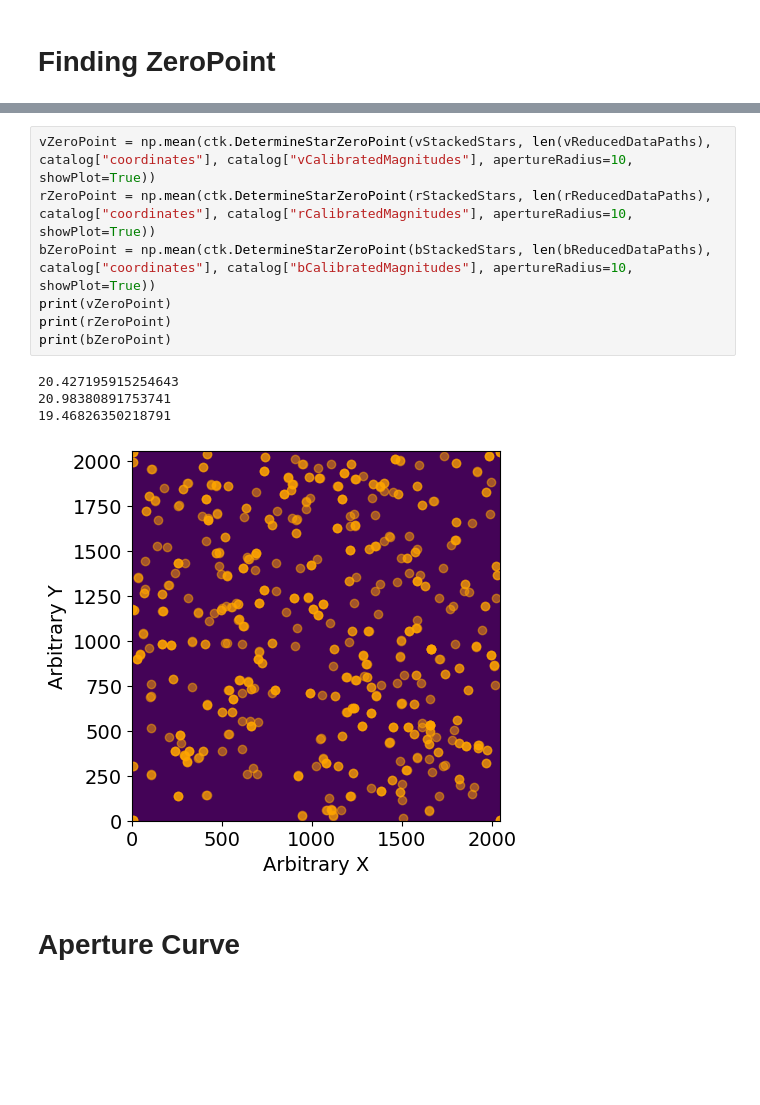
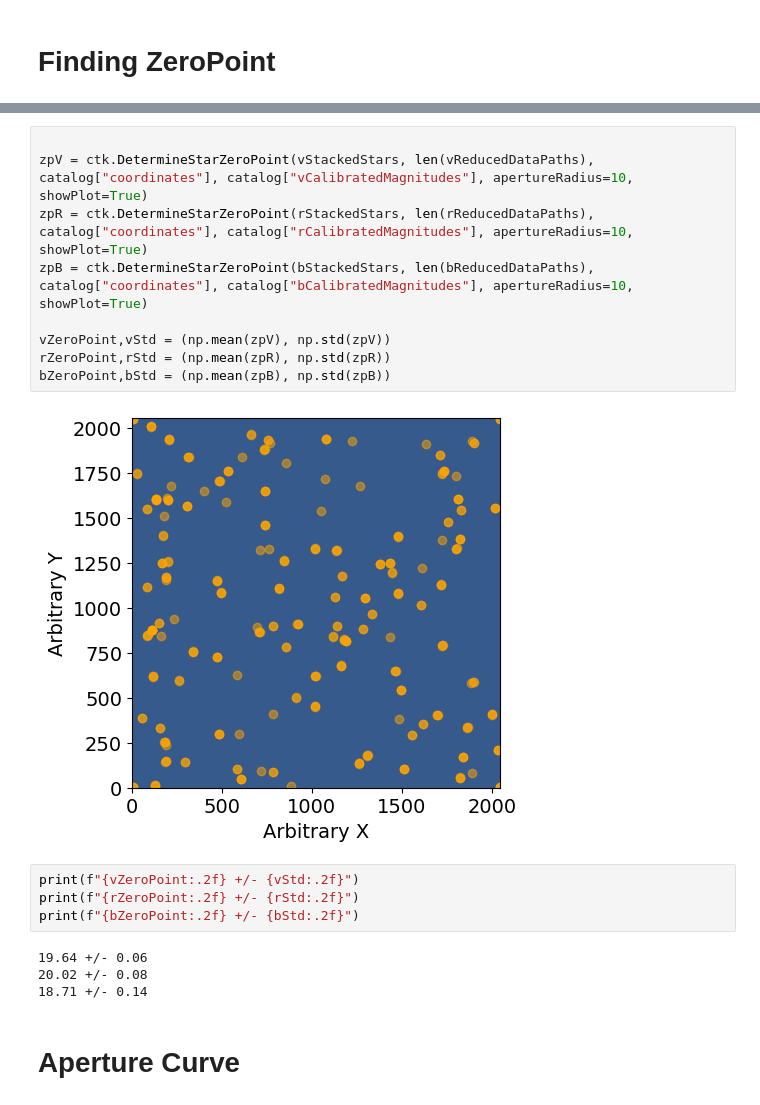
Before and after one commit to daraghhollman/Comet62P-Tsuchinshan, a Jupyter notebook: Scripts/aperturePhotometry.ipynb, the cells around one changed output, grey strips where cells are left out. Cells and saved outputs as stored; diff of their text form; blank space fills up the shorter version.

```diff
--- a/Scripts/aperturePhotometry.ipynb
+++ b/Scripts/aperturePhotometry.ipynb
@@ -119,15 +124,22 @@ plt.scatter(catalog["coordinates"][:,0], catalog["coordinates"][:,1], alpha=0.2,
 # %%
-vZeroPoint = np.mean(ctk.DetermineStarZeroPoint(vStackedStars, len(vReducedDataPaths), catalog["coordinates"], catalog["vCalibratedMagnitudes"], apertureRadius=10, showPlot=True))
-rZeroPoint = np.mean(ctk.DetermineStarZeroPoint(rStackedStars, len(rReducedDataPaths), catalog["coordinates"], catalog["rCalibratedMagnitudes"], apertureRadius=10, showPlot=True))
-bZeroPoint = np.mean(ctk.DetermineStarZeroPoint(bStackedStars, len(bReducedDataPaths), catalog["coordinates"], catalog["bCalibratedMagnitudes"], apertureRadius=10, showPlot=True))
-print(vZeroPoint)
-print(rZeroPoint)
-print(bZeroPoint)
+
+zpV = ctk.DetermineStarZeroPoint(vStackedStars, len(vReducedDataPaths), catalog["coordinates"], catalog["vCalibratedMagnitudes"], apertureRadius=10, showPlot=True)
+zpR = ctk.DetermineStarZeroPoint(rStackedStars, len(rReducedDataPaths), catalog["coordinates"], catalog["rCalibratedMagnitudes"], apertureRadius=10, showPlot=True)
+zpB = ctk.DetermineStarZeroPoint(bStackedStars, len(bReducedDataPaths), catalog["coordinates"], catalog["bCalibratedMagnitudes"], apertureRadius=10, showPlot=True)
+
+vZeroPoint,vStd = (np.mean(zpV), np.std(zpV))
+rZeroPoint,rStd = (np.mean(zpR), np.std(zpR))
+bZeroPoint,bStd = (np.mean(zpB), np.std(zpB))
 # %% [output]
-20.427195915254643
-20.98380891753741
-19.46826350218791
-[figure, old version]
+[figure, new version]
+# %%
+print(f"{vZeroPoint:.2f} +/- {vStd:.2f}")
+print(f"{rZeroPoint:.2f} +/- {rStd:.2f}")
+print(f"{bZeroPoint:.2f} +/- {bStd:.2f}")
+# %% [output]
+19.64 +/- 0.06
+20.02 +/- 0.08
+18.71 +/- 0.14
 # %% [markdown]
 # Aperture Curve
 # %%
```
Also changed, not shown: parts of 17 cells of this notebook, 3 other files.
